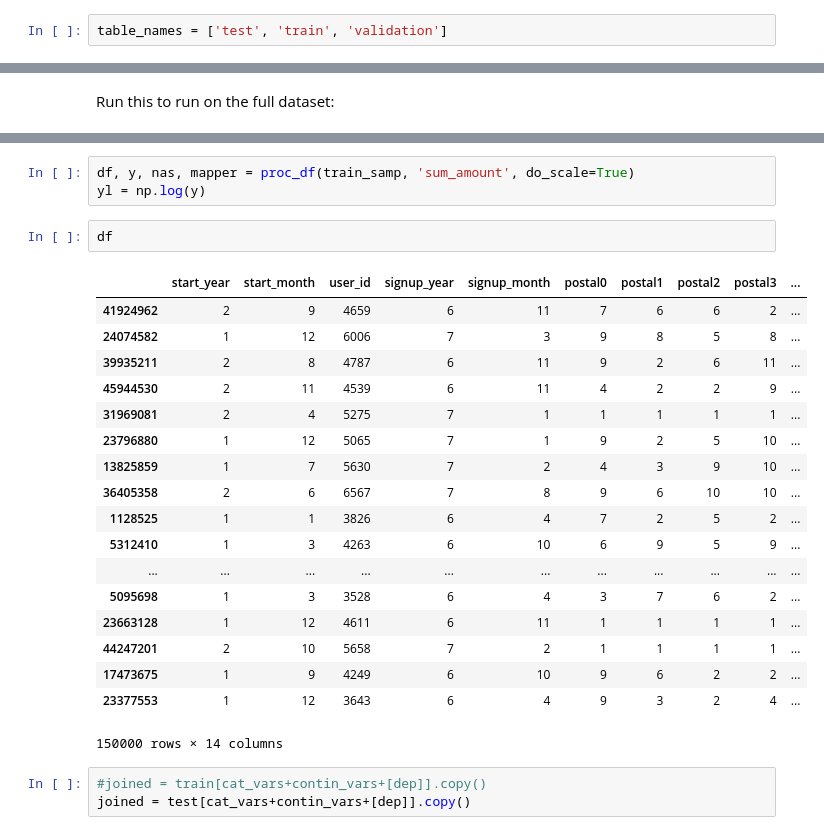
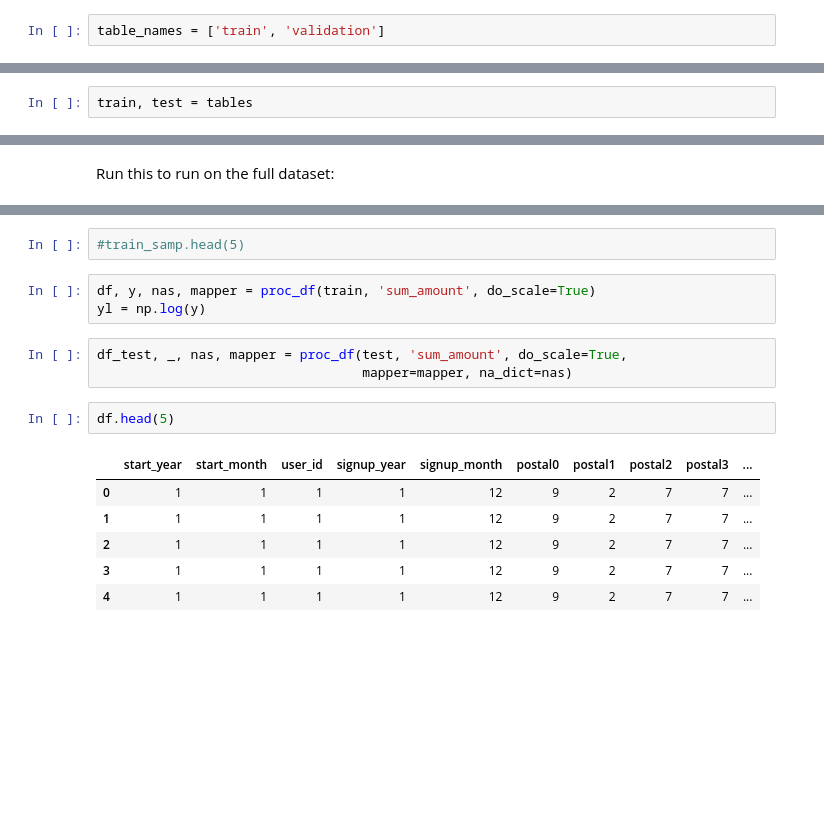
Before and after one commit to tomilsinszki/machine_learning, a Jupyter notebook: RabattCorner.ipynb, the cells around one changed output, grey strips where cells are left out. Saved outputs shown, nothing was run; the diff lists cells and outputs as text; blank space fills up the shorter version.

Commit message:
fix validation, test sets

```diff
--- a/RabattCorner.ipynb
+++ b/RabattCorner.ipynb
@@ -13,7 +13,7 @@ PATH='/home/paperspace/data/rc/'
 # %% [markdown]
 ## Dataset
 # %%
-table_names = ['test', 'train', 'validation']
+table_names = ['train', 'validation']
 # %%
 tables = [pd.read_csv(f'{PATH}{fname}.csv', low_memory=False) for fname in table_names]
 # %%
@@ -43,0 +36,2 @@ test, train, validation = tables
+# %%
+train, test = tables
@@ -114,27 +123,17 @@ train_samp.head(2)
+# %%
+#train_samp.head(5)
 # %%
-df, y, nas, mapper = proc_df(train_samp, 'sum_amount', do_scale=True)
+df, y, nas, mapper = proc_df(train, 'sum_amount', do_scale=True)
 yl = np.log(y)
+# %%
+df_test, _, nas, mapper = proc_df(test, 'sum_amount', do_scale=True,
+                                  mapper=mapper, na_dict=nas)
 # %%
-df
+df.head(5)
 # %% [output]
 |  | start_year | start_month | user_id | signup_year | signup_month | postal0 | postal1 | postal2 | postal3 | ... |
-| 41924962 | 2 | 9 | 4659 | 6 | 11 | 7 | 6 | 6 | 2 | ... |
-| 24074582 | 1 | 12 | 6006 | 7 | 3 | 9 | 8 | 5 | 8 | ... |
-| 39935211 | 2 | 8 | 4787 | 6 | 11 | 9 | 2 | 6 | 11 | ... |
-| 45944530 | 2 | 11 | 4539 | 6 | 11 | 4 | 2 | 2 | 9 | ... |
-| 31969081 | 2 | 4 | 5275 | 7 | 1 | 1 | 1 | 1 | 1 | ... |
-| 23796880 | 1 | 12 | 5065 | 7 | 1 | 9 | 2 | 5 | 10 | ... |
-| 13825859 | 1 | 7 | 5630 | 7 | 2 | 4 | 3 | 9 | 10 | ... |
-| 36405358 | 2 | 6 | 6567 | 7 | 8 | 9 | 6 | 10 | 10 | ... |
-| 1128525 | 1 | 1 | 3826 | 6 | 4 | 7 | 2 | 5 | 2 | ... |
-| 5312410 | 1 | 3 | 4263 | 6 | 10 | 6 | 9 | 5 | 9 | ... |
-| ... | ... | ... | ... | ... | ... | ... | ... | ... | ... | ... |
-| 5095698 | 1 | 3 | 3528 | 6 | 4 | 3 | 7 | 6 | 2 | ... |
-| 23663128 | 1 | 12 | 4611 | 6 | 11 | 1 | 1 | 1 | 1 | ... |
-| 44247201 | 2 | 10 | 5658 | 7 | 2 | 1 | 1 | 1 | 1 | ... |
-| 17473675 | 1 | 9 | 4249 | 6 | 10 | 9 | 6 | 2 | 2 | ... |
-| 23377553 | 1 | 12 | 3643 | 6 | 4 | 9 | 3 | 2 | 4 | ... |
+| 0 | 1 | 1 | 1 | 1 | 12 | 9 | 2 | 7 | 7 | ... |
+| 1 | 1 | 1 | 1 | 1 | 12 | 9 | 2 | 7 | 7 | ... |
+| 2 | 1 | 1 | 1 | 1 | 12 | 9 | 2 | 7 | 7 | ... |
+| 3 | 1 | 1 | 1 | 1 | 12 | 9 | 2 | 7 | 7 | ... |
+| 4 | 1 | 1 | 1 | 1 | 12 | 9 | 2 | 7 | 7 | ... |
-150000 rows × 14 columns
-# %%
-#joined = train[cat_vars+contin_vars+[dep]].copy()
-joined = test[cat_vars+contin_vars+[dep]].copy()
```
Also changed, not shown: parts of 26 cells of this notebook.
